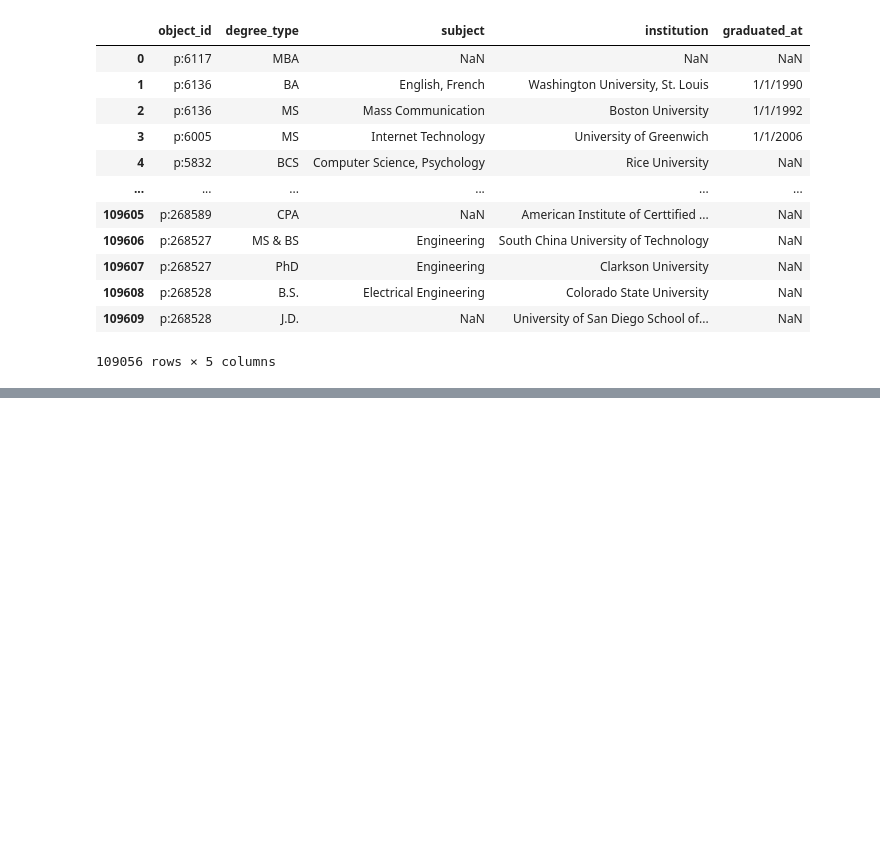
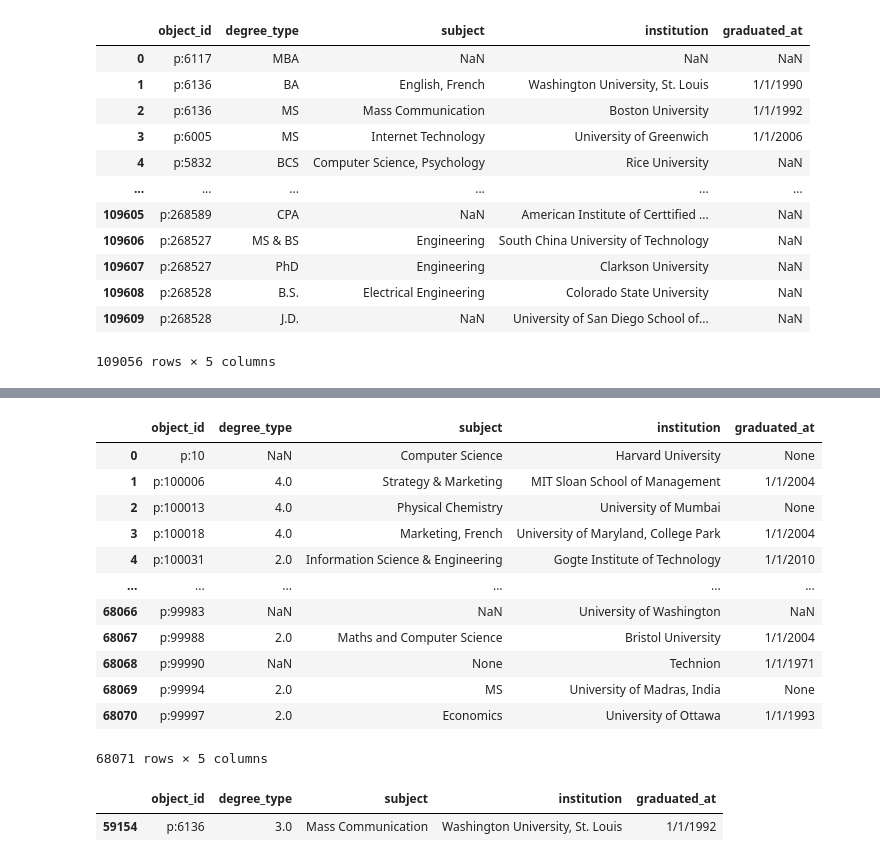
Before and after one commit to PaulIsenberg/FWIP_Venture, a Jupyter notebook: CompPplDegree.ipynb, the cells around one changed output, grey strips where cells are left out. Saved outputs shown, nothing was run; the diff lists cells and outputs as text; code cells hidden in the pictures; blank space fills up the shorter version.

```diff
--- a/CompPplDegree.ipynb
+++ b/CompPplDegree.ipynb
@@ -168 +211,25 @@ deg
 109056 rows × 5 columns
+# %%
+# Getting highest degree, post degree valuation.
+deg_test = deg.groupby(deg['object_id']).max()
+deg_test = deg_test.reset_index()
+deg_test
+# %% [output]
+|  | object_id | degree_type | subject | institution | graduated_at |
+| 0 | p:10 | NaN | Computer Science | Harvard University | None |
+| 1 | p:100006 | 4.0 | Strategy & Marketing | MIT Sloan School of Management | 1/1/2004 |
+| 2 | p:100013 | 4.0 | Physical Chemistry | University of Mumbai | None |
+| 3 | p:100018 | 4.0 | Marketing, French | University of Maryland, College Park | 1/1/2004 |
+| 4 | p:100031 | 2.0 | Information Science & Engineering | Gogte Institute of Technology | 1/1/2010 |
+| ... | ... | ... | ... | ... | ... |
+| 68066 | p:99983 | NaN | NaN | University of Washington | NaN |
+| 68067 | p:99988 | 2.0 | Maths and Computer Science | Bristol University | 1/1/2004 |
+| 68068 | p:99990 | NaN | None | Technion | 1/1/1971 |
+| 68069 | p:99994 | 2.0 | MS | University of Madras, India | None |
+| 68070 | p:99997 | 2.0 | Economics | University of Ottawa | 1/1/1993 |
+68071 rows × 5 columns
+# %%
+deg_test[deg_test['object_id']=='p:6136']
+# %% [output]
+|  | object_id | degree_type | subject | institution | graduated_at |
+| 59154 | p:6136 | 3.0 | Mass Communication | Washington University, St. Louis | 1/1/1992 |
```
Also changed, not shown: parts of 5 cells of this notebook, 1 other file.
